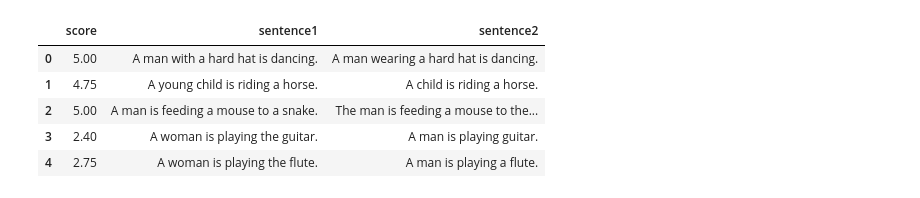
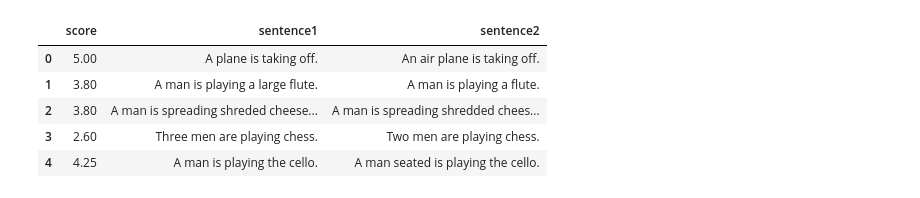
Before and after one commit to NalishJain/NLP-Assignments, a Jupyter notebook: A3_16/A3_1A.ipynb, the cells around one changed output. Cells and saved outputs as stored; diff of their text form; code cells hidden in the pictures.

```diff
--- a/A3_16/A3_1A.ipynb
+++ b/A3_16/A3_1A.ipynb
@@ -12,15 +40,16 @@ import matplotlib as plt
 # %%
-path = 'C:/Users/anike/Desktop/IIIT D/NLP/Ass3'
-path = 'c:\\Users\\Shobhit\\Desktop\\IIITacad\\Sem6\\NLP_Assignments\\Assignment3'
-data = pd.read_csv(path + '\\train.csv')
-val_data =pd.read_csv(path +'\\dev.csv', sep = "\t")
-#change column name from setence1 to sentence1
+path = "/content/drive/MyDrive/A3_task1_data_files"
+data = pd.read_csv(path + '/train.csv')
+val_data =pd.read_csv(path +'/dev.csv', sep = "\t")
+data.dropna()
+val_data.dropna()
 val_data = val_data.rename(columns = {'setence1':'sentence1'})
 val_data.head()
+data.head()
 # %% [output]
 |  | score | sentence1 | sentence2 |
-| 0 | 5.00 | A man with a hard hat is dancing. | A man wearing a hard hat is dancing. |
-| 1 | 4.75 | A young child is riding a horse. | A child is riding a horse. |
-| 2 | 5.00 | A man is feeding a mouse to a snake. | The man is feeding a mouse to the... |
-| 3 | 2.40 | A woman is playing the guitar. | A man is playing guitar. |
-| 4 | 2.75 | A woman is playing the flute. | A man is playing a flute. |
+| 0 | 5.00 | A plane is taking off. | An air plane is taking off. |
+| 1 | 3.80 | A man is playing a large flute. | A man is playing a flute. |
+| 2 | 3.80 | A man is spreading shreded cheese... | A man is spreading shredded chees... |
+| 3 | 2.60 | Three men are playing chess. | Two men are playing chess. |
+| 4 | 4.25 | A man is playing the cello. | A man seated is playing the cello. |
```
Also changed, not shown: parts of 27 cells of this notebook, 2 other files.
